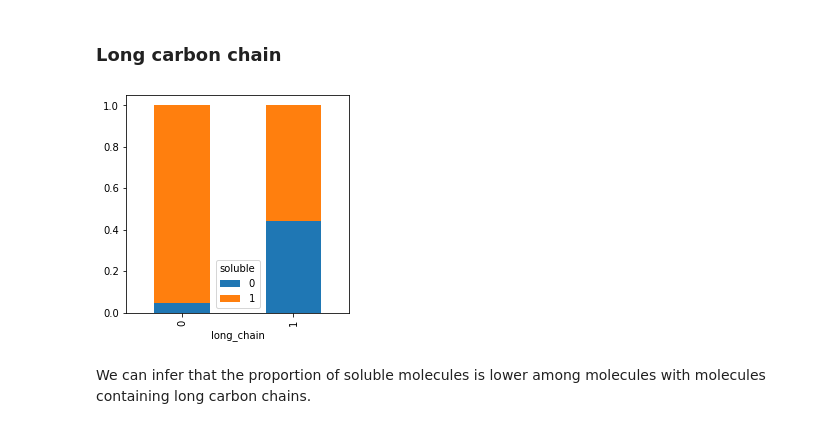
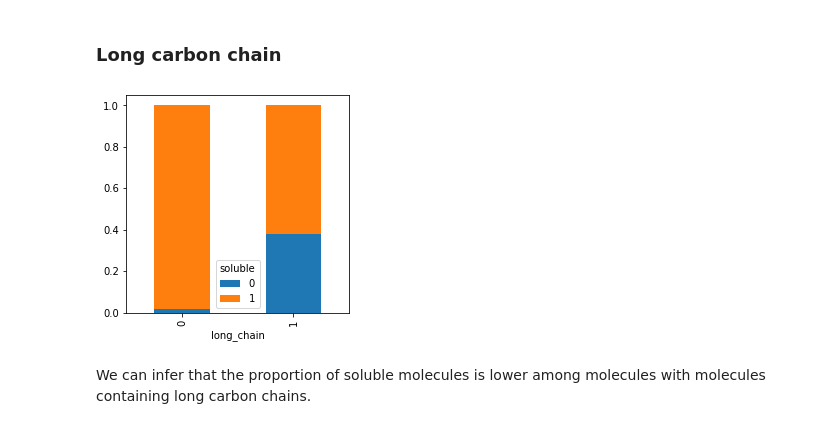
Before and after one commit to katerynalemishko/Chemicals_solubility_prediction, a Jupyter notebook: Feature_engineering_and_selection.ipynb, the cells around one changed output. Drawn from its saved outputs; the diff is of its cells as text; code cells hidden in the pictures.

```diff
--- a/Feature_engineering_and_selection.ipynb
+++ b/Feature_engineering_and_selection.ipynb
@@ -121,18 +121,18 @@ as compared to uncharged molecules.
 # %%
 long_chain=[]
 for i in range(2615):
-    if data['Formula'][i].count('C')>12:
+    if data['Formula'][i].count('C')>10:
         long_chain.append(1)
     else:
         long_chain.append(0)
 
 data['long_chain']=long_chain
 
 long_chain=pd.crosstab(data['long_chain'],data['soluble'])
 long_chain.div(long_chain.sum(1).astype(float),axis=0).plot(kind='bar',stacked=True, figsize=(4,4))
 plt.show()
 # %% [output]
-[figure, old version]
+[figure, new version]
 # %% [markdown]
 We can infer that the proportion of soluble molecules is lower among molecules with molecules containing long carbon chains.
 # %% [markdown]
```
Also changed, not shown: parts of 15 cells of this notebook.
